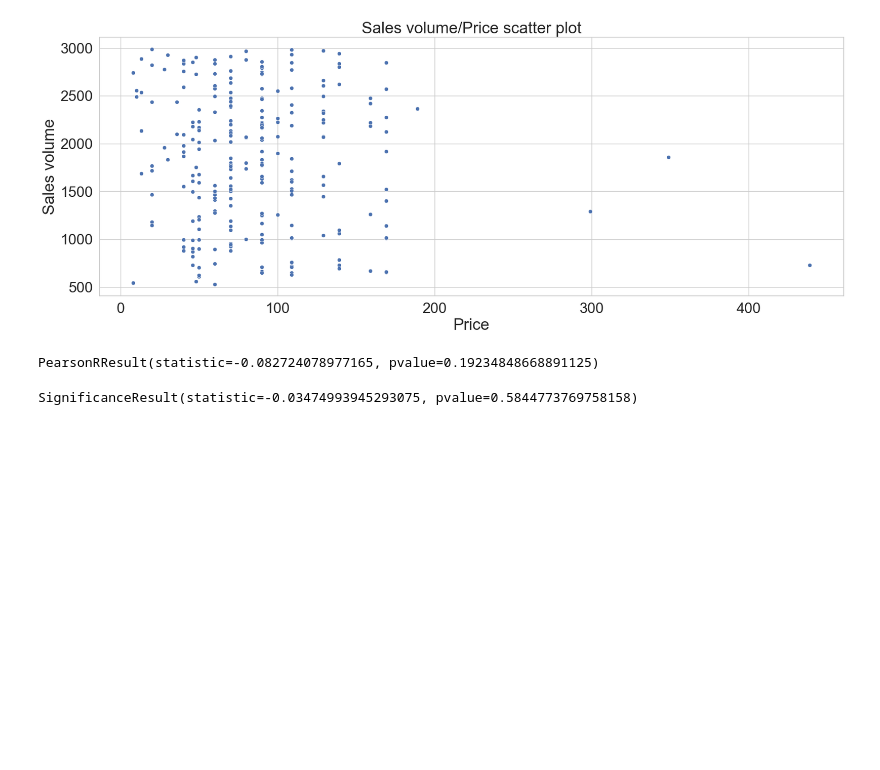
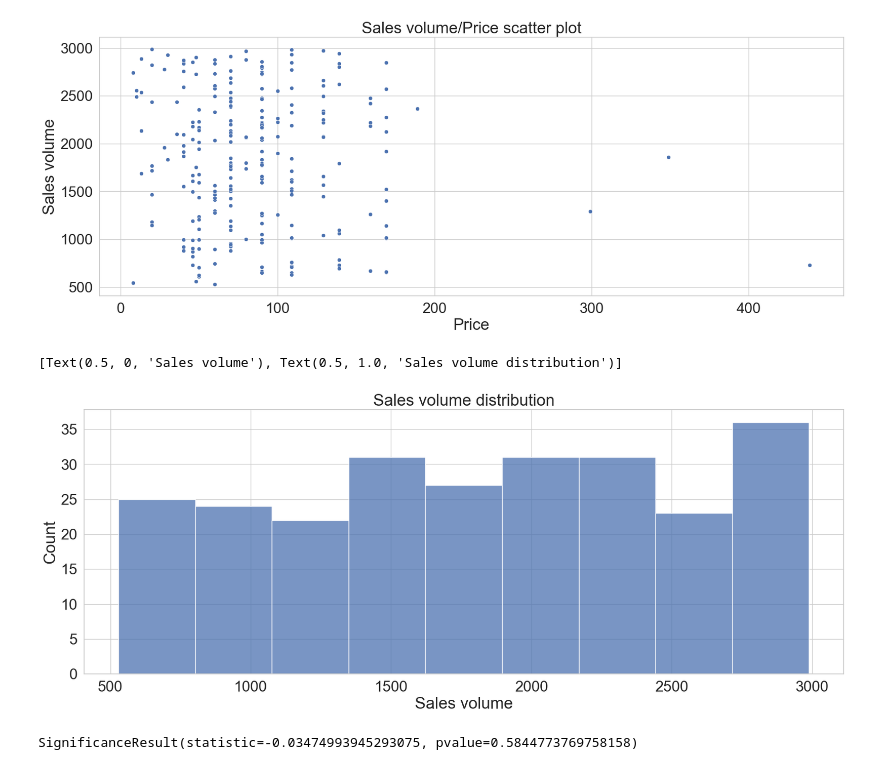
Before and after one commit to Kelebrimbor/Analytics, a Jupyter notebook: Zara_sales/Kaggle_Zara_sales.ipynb, the cells around one changed output. Drawn from its saved outputs; the diff is of its cells as text; code cells hidden in the pictures; blank space fills up the shorter version.

```diff
--- a/Zara_sales/Kaggle_Zara_sales.ipynb
+++ b/Zara_sales/Kaggle_Zara_sales.ipynb
@@ -744,13 +737,15 @@ ax7_1.set(xlabel = 'Price', ylabel = 'Sales volume', title = 'Sales volume/Price
  Text(0, 0.5, 'Sales volume'),
  Text(0.5, 1.0, 'Sales volume/Price scatter plot')]
 [figure]
-# %%
-stats.pearsonr(sales.price, sales.sales_volume)
-
-# Проверим гипотезу об отсутствии связи между параметрами цены и количества проданного товара
-# Полученное p-value не позволяет и близко отвергнуть данную гипотезу
-# %% [output]
-PearsonRResult(statistic=-0.082724078977165, pvalue=0.19234848668891125)
+# %%
+ax7_1_0 = sns.histplot(sales.sales_volume)
+ax7_1_0.set(xlabel='Sales volume', title='Sales volume distribution')
+
+# Построили распределение количества проданных товаров.
+# Действительно, оно имеет вид непрерывного равномерного распределения (uniform)
+# %% [output]
+[Text(0.5, 0, 'Sales volume'), Text(0.5, 1.0, 'Sales volume distribution')]
+[figure, added]
 # %%
 stats.spearmanr(sales.price, sales.sales_volume)
 
```
Also changed, not shown: parts of 29 cells of this notebook.
